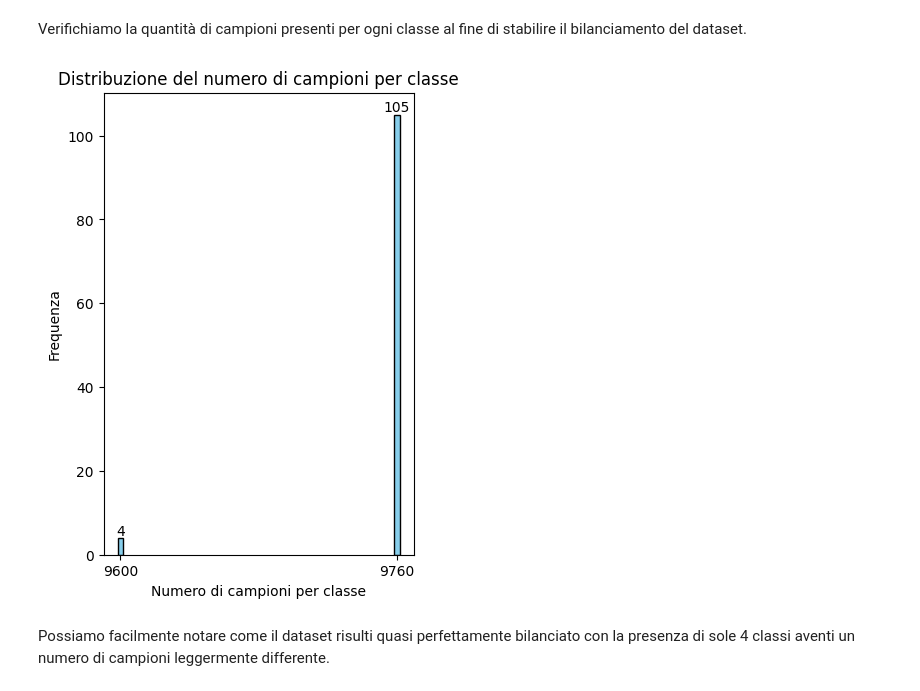
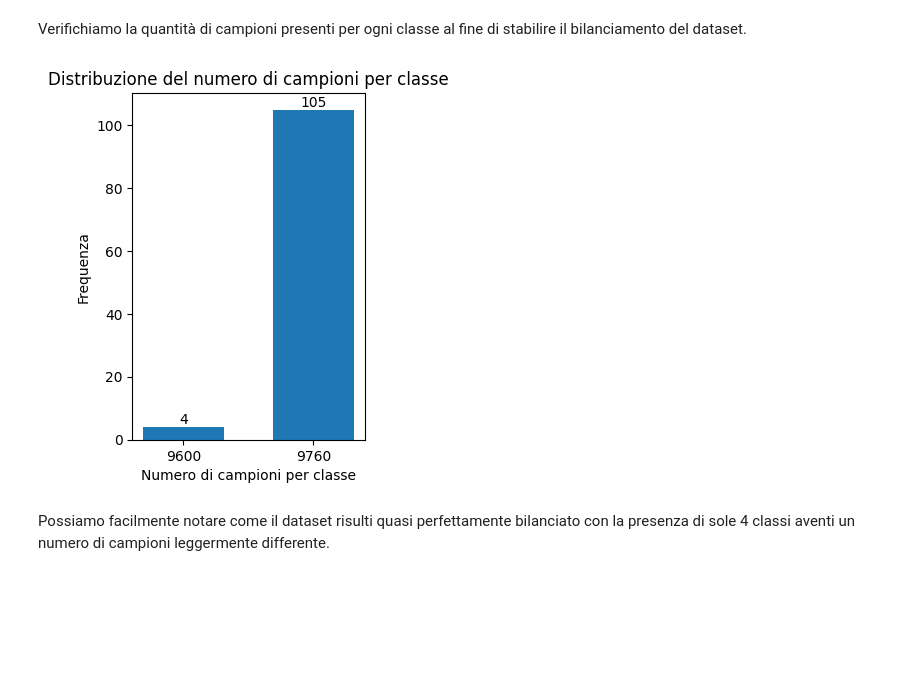
Before and after one commit to Cipe96/EEG-Recognition, a Jupyter notebook: Analisi_Dataset_e_Preprocessing.ipynb, the cells around one changed output. Drawn from its saved outputs; the diff is of its cells as text; code cells hidden in the pictures; blank space fills up the shorter version.

```diff
--- a/Analisi_Dataset_e_Preprocessing.ipynb
+++ b/Analisi_Dataset_e_Preprocessing.ipynb
@@ -143,28 +143,28 @@ Verifichiamo la quantità di campioni presenti per ogni classe al fine di stabil
 # %%
 #@title Campioni per classe
 
 # Conta la frequenza di ciascun numero di campioni
 campioni_per_classe = Counter(df_info['Numero Campioni'])
 
 # Ottieni i numeri di campioni (x) e le loro frequenze (y)
 x = list(campioni_per_classe.keys())
 y = list(campioni_per_classe.values())
 
 # Genera il bar chart
-plt.figure(figsize=(4, 6))
-bars = plt.bar(x, y, width=3.0, align='center', color='skyblue', edgecolor='black')
+plt.figure(figsize=(3, 4.5))
+bars = plt.bar(x, y, width=100.0, align='center')
 plt.xlabel("Numero di campioni per classe")
 plt.ylabel("Frequenza")
 plt.title("Distribuzione del numero di campioni per classe")
 plt.xticks(x)                                                                   # Mostra tutte le etichette sull'asse x
 
 # Aggiungi i valori sopra ogni barra
 for bar, freq in zip(bars, y):
     plt.text(bar.get_x() + bar.get_width() / 2, bar.get_height(), str(freq),
              ha='center', va='bottom')
 
 plt.show()
 # %% [output]
-[figure, old version]
+[figure, new version]
 # %% [markdown]
 Possiamo facilmente notare come il dataset risulti quasi perfettamente bilanciato con la presenza di sole 4 classi aventi un numero di campioni leggermente differente.
```
Also changed, not shown: parts of 19 cells of this notebook.
